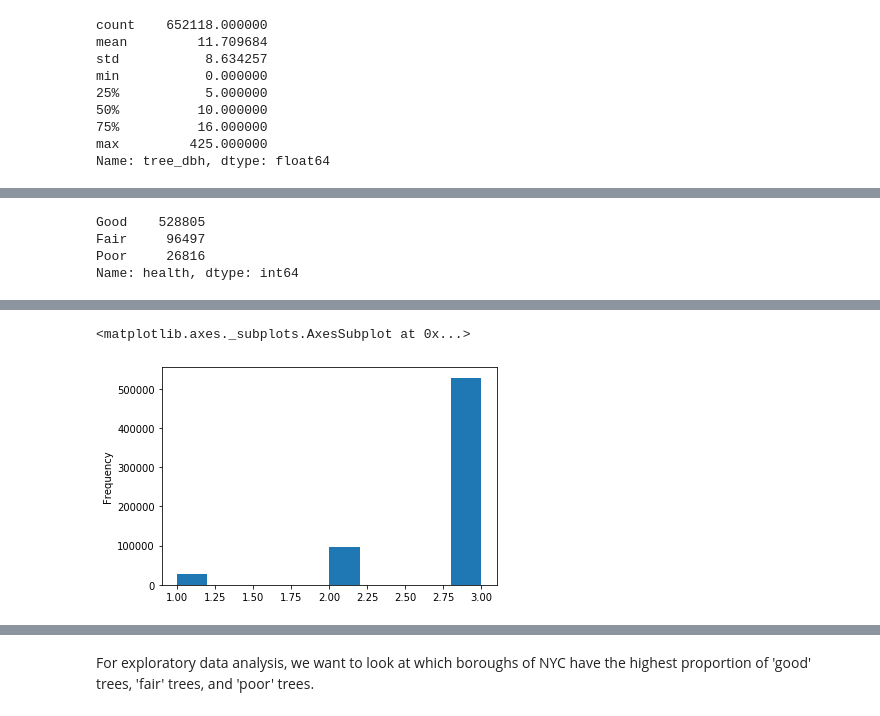
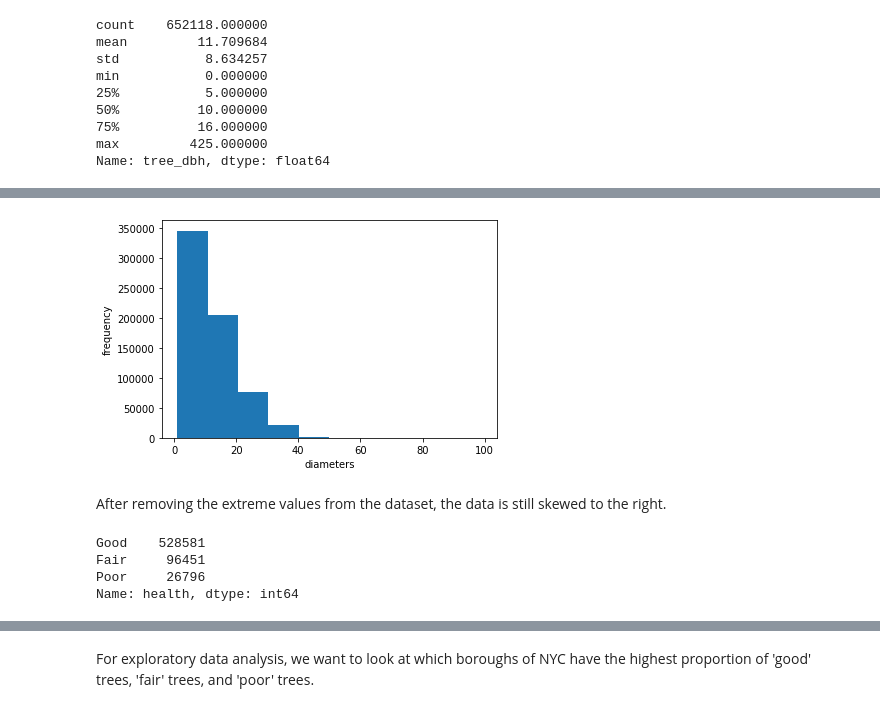
Before and after one commit to annasophiat/tree-health-census, a Jupyter notebook: capstone-tree.ipynb, the cells around one changed output, grey strips where cells are left out. Saved outputs shown, nothing was run; the diff lists cells and outputs as text; code cells hidden in the pictures.

```diff
--- a/capstone-tree.ipynb
+++ b/capstone-tree.ipynb
@@ -415,6 +403,6 @@ Name: tree_dbh, dtype: float64
 
 tree_null_diam = tree[tree.tree_dbh == 0] # shape: (222, 25)
 
-# repeat for diameter of 1 - this makes sense
+# remove trees whose diameter is 0
 
-tree_one_diam = tree[tree.tree_dbh == 1] # shape: (2616, 25)
+tree = tree[tree.tree_dbh != 0]
@@ -424,6 +409,5 @@ tree_one_diam = tree[tree.tree_dbh == 1] # shape: (2616, 25)
 # %%
 # set criteria for tree diameter, should be less than 100
 # take a look at the 75% and max, they are very different
-# same logic for minimum
 
-# remove these rows, impossible tree diameters
+tree = tree[tree.tree_dbh < 100]
@@ -430,11 +428,21 @@ tree_one_diam = tree[tree.tree_dbh == 1] # shape: (2616, 25)
+# %%
+# plot the new distribution
+
+tree['tree_dbh'].plot(kind='hist')
+_ = plt.xlabel('diameters')
+_ = plt.ylabel('frequency')
+# %% [output]
+[figure, added]
+# %% [markdown]
+After removing the extreme values from the dataset, the data is still skewed to the right.
 # %%
 # taking a look at how many trees are in each 'health' condition
 
 tree.health.value_counts(dropna=False)
 # %% [output]
-Good    528805
-Fair     96497
-Poor     26816
+Good    528581
+Fair     96451
+Poor     26796
 Name: health, dtype: int64
 # %%
 # we'll create a new column, 'health_num' and
@@ -464,13 +472,6 @@ tree.head() # verify the new column
 | 3 | 204337 | 10 | OnCurb | Good | Gleditsia triacanthos var. inermis | honeylocust | None | None | Damage | Stones | ... |
 | 4 | 189565 | 21 | OnCurb | Good | Tilia americana | American linden | None | None | Damage | Stones | ... |
 5 rows × 22 columns
-# %%
-# plot the results
-
-tree['health_num'].plot(kind='hist')
-# %% [output]
-<matplotlib.axes._subplots.AxesSubplot at 0x...>
-[figure, removed]
 # %%
 tree.steward.value_counts() # looking at categories for 'steward'
 # %% [output]
```
Also changed, not shown: parts of 59 cells of this notebook.
